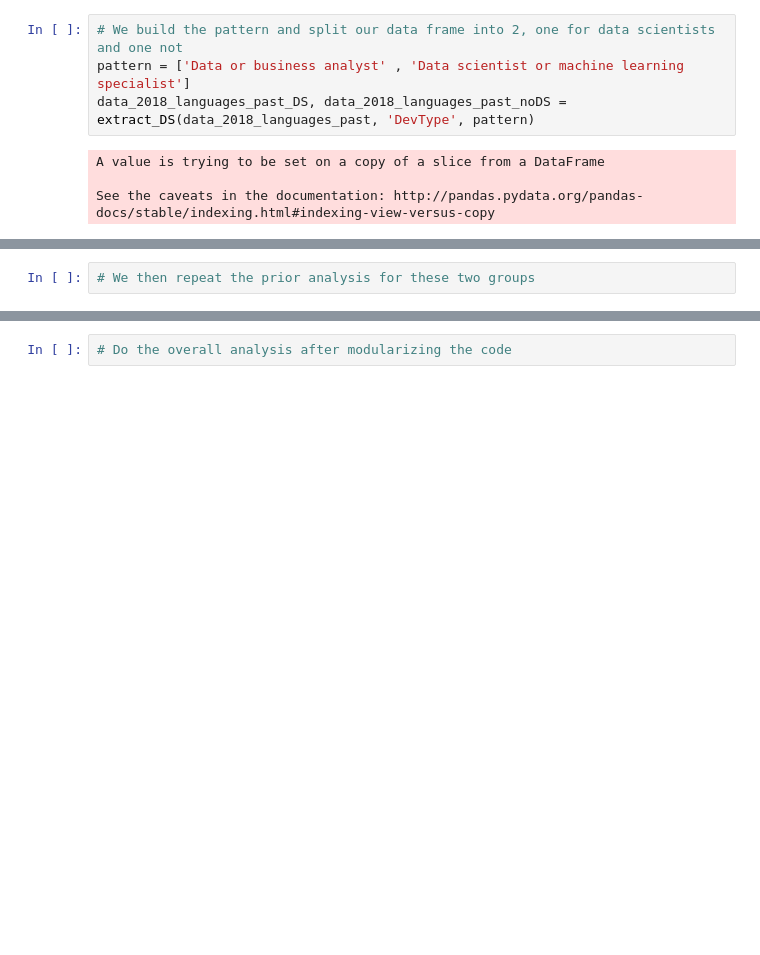
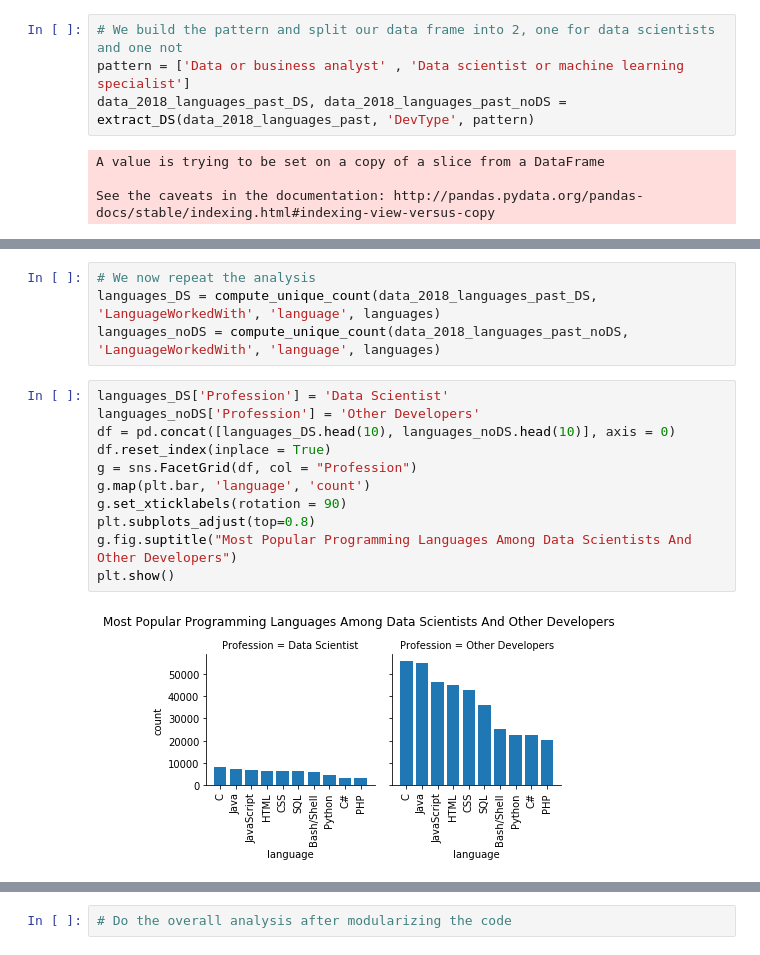
Before and after one commit to celestinhermez/stackoverflow_survey_2018_analysis, a Jupyter notebook: Developer Survey Analysis.ipynb, the cells around one changed output, grey strips where cells are left out. Drawn from its saved outputs; the diff is of its cells as text; blank space fills up the shorter version.

Commit message:
Compare past languages Build a function to create a FacetGrid plot to compare the most popular languages among data scientists vs. other developers

```diff
--- a/Developer Survey Analysis.ipynb
+++ b/Developer Survey Analysis.ipynb
@@ -290,2 +278,17 @@ See the caveats in the documentation: http://pandas.pydata.org/pandas-docs/stabl
-# %%
-# We then repeat the prior analysis for these two groups
+# %%
+# We now repeat the analysis
+languages_DS = compute_unique_count(data_2018_languages_past_DS, 'LanguageWorkedWith', 'language', languages)
+languages_noDS = compute_unique_count(data_2018_languages_past_noDS, 'LanguageWorkedWith', 'language', languages)
+# %%
+languages_DS['Profession'] = 'Data Scientist'
+languages_noDS['Profession'] = 'Other Developers'
+df = pd.concat([languages_DS.head(10), languages_noDS.head(10)], axis = 0)
+df.reset_index(inplace = True)
+g = sns.FacetGrid(df, col = "Profession")
+g.map(plt.bar, 'language', 'count')
+g.set_xticklabels(rotation = 90)
+plt.subplots_adjust(top=0.8)
+g.fig.suptitle("Most Popular Programming Languages Among Data Scientists And Other Developers")
+plt.show()
+# %% [output]
+[figure, added]
```
Also changed, not shown: parts of 4 cells of this notebook.
